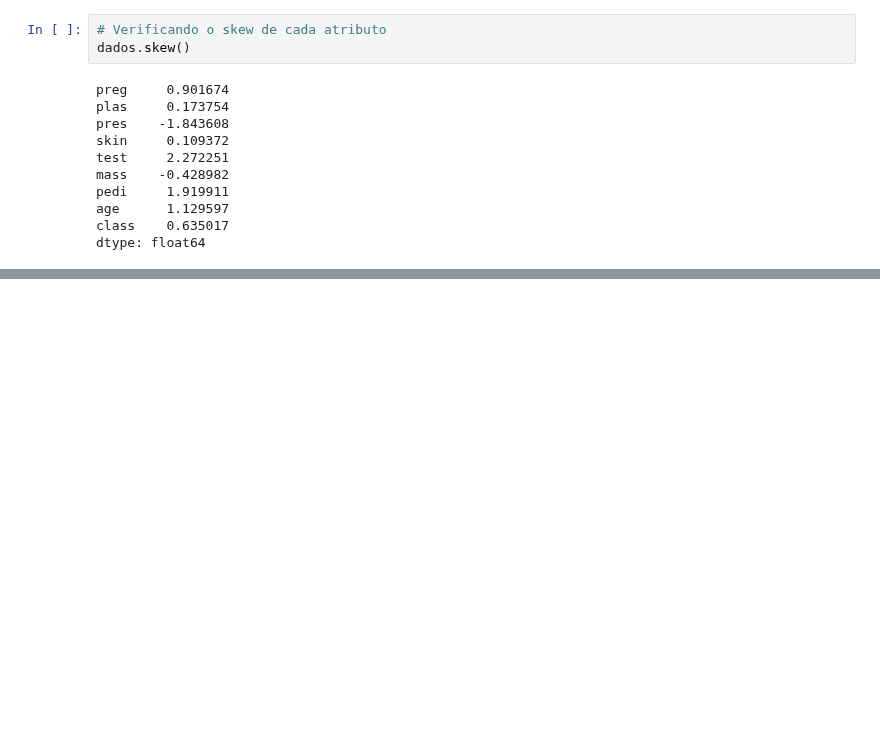
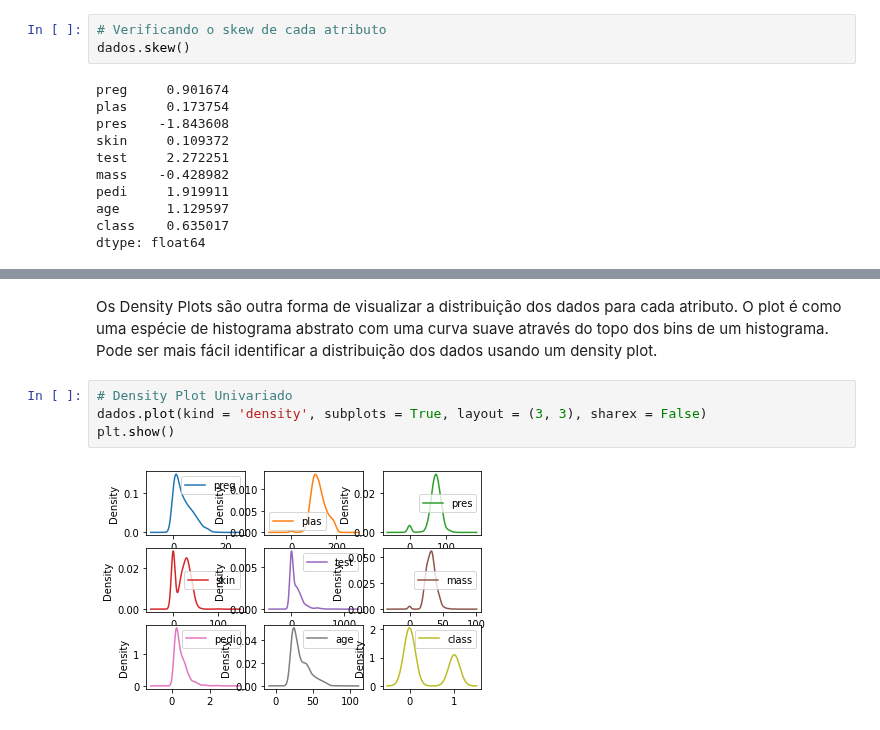
Before and after one commit to michelaap/notebooks, a Jupyter notebook: machine_scikit_learning.ipynb, the cells around one changed output, grey strips where cells are left out. Saved outputs shown, nothing was run; the diff lists cells and outputs as text; blank space fills up the shorter version.

```diff
--- a/machine_scikit_learning.ipynb
+++ b/machine_scikit_learning.ipynb
@@ -163,0 +180,8 @@ dtype: float64
+# %% [markdown]
+Os Density Plots são outra forma de visualizar a distribuição dos dados para cada atributo. O plot é como uma espécie de histograma abstrato com uma curva suave através do topo dos bins de um histograma. Pode ser mais fácil identificar a distribuição dos dados usando um density plot.
+# %%
+# Density Plot Univariado
+dados.plot(kind = 'density', subplots = True, layout = (3, 3), sharex = False)
+plt.show()
+# %% [output]
+[figure, added]
```
Also changed, not shown: parts of 10 cells of this notebook.
